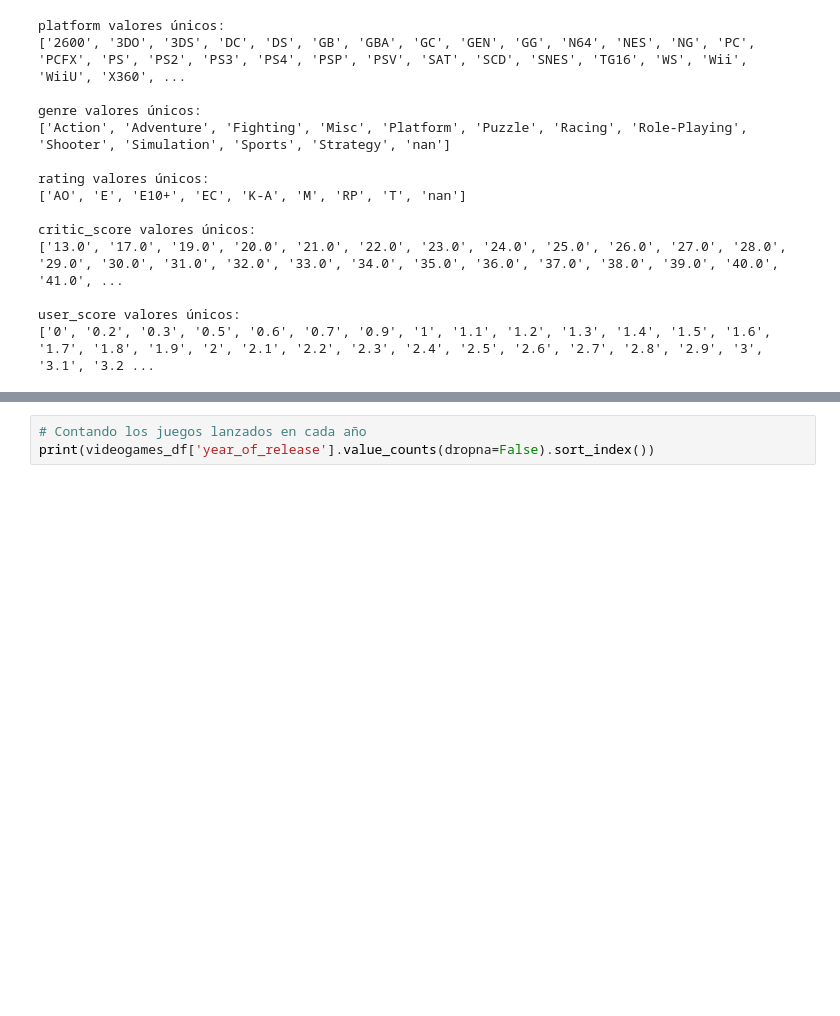
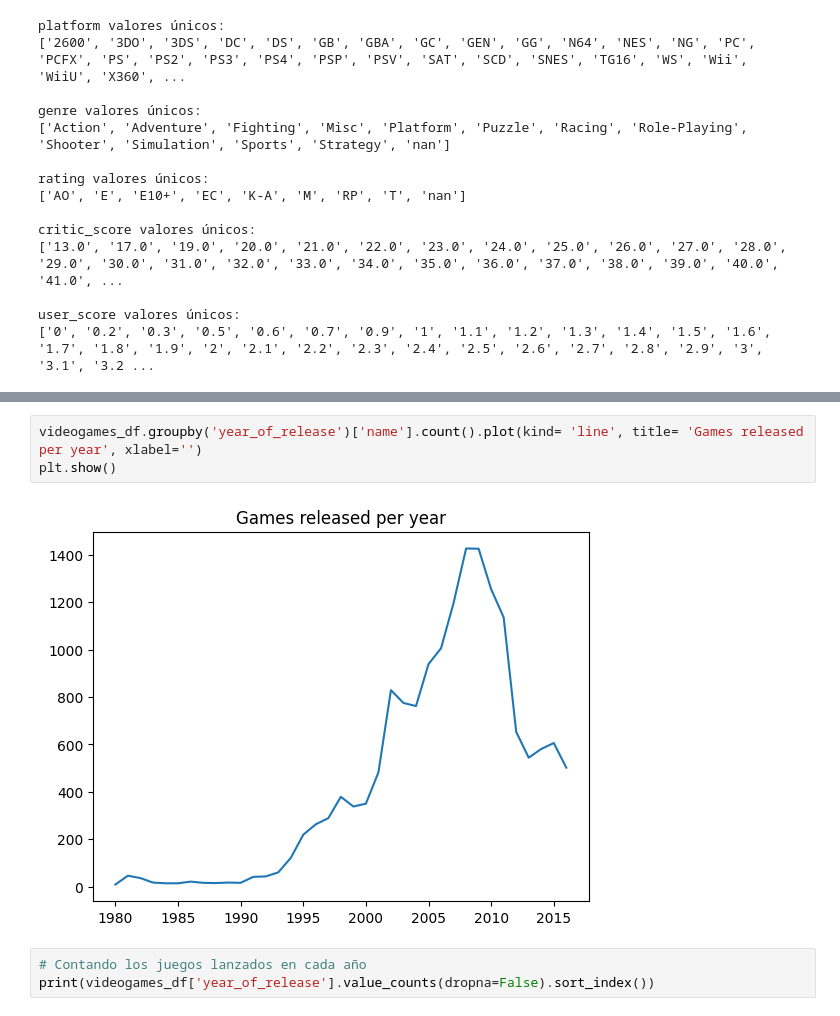
Before and after one commit to enzolozag/videogames_ttp, a Jupyter notebook: notebooks/videogames.ipynb, the cells around one changed output, grey strips where cells are left out. Drawn from its saved outputs; the diff is of its cells as text; blank space fills up the shorter version.

```diff
--- a/notebooks/videogames.ipynb
+++ b/notebooks/videogames.ipynb
@@ -160,3 +192,8 @@ dtype: int64
+# %%
+videogames_df.groupby('year_of_release')['name'].count().plot(kind= 'line', title= 'Games released per year', xlabel='')
+plt.show()
+# %% [output]
+[figure, added]
 # %%
 # Contando los juegos lanzados en cada año
 print(videogames_df['year_of_release'].value_counts(dropna=False).sort_index())
```
Also changed, not shown: parts of 107 cells of this notebook.
